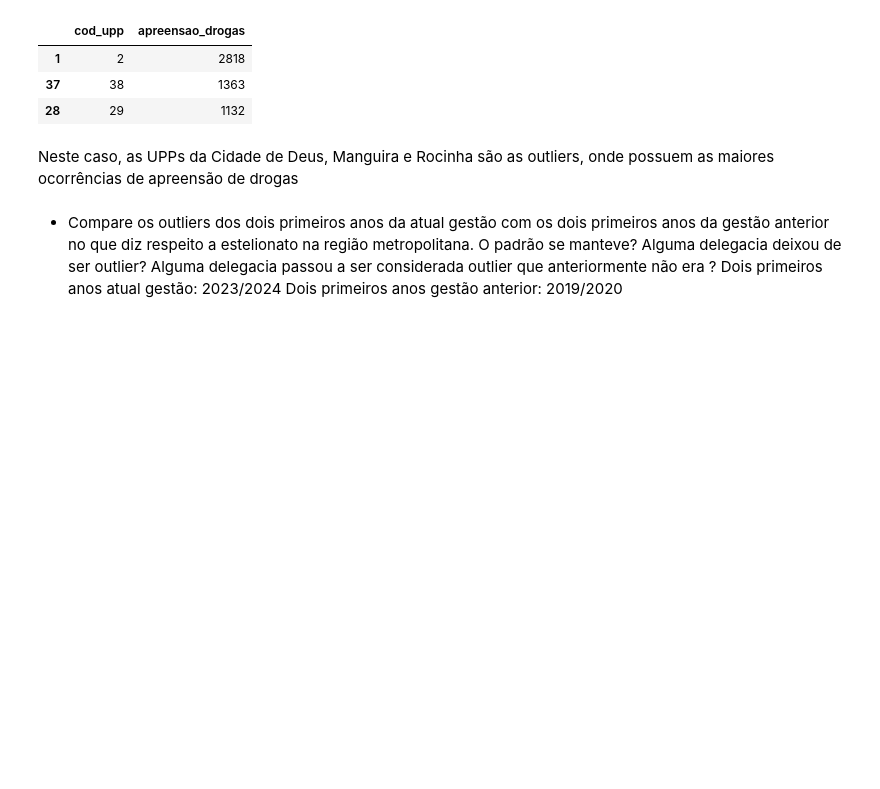
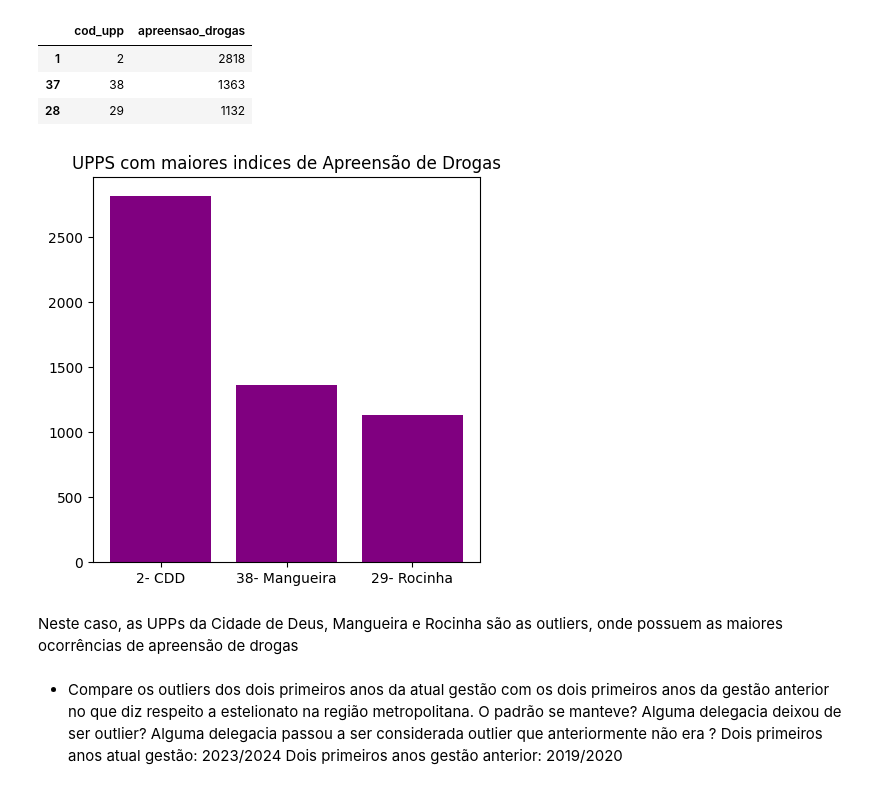
Before and after one commit to Fani-Oliveira/Repo_Senac, a Jupyter notebook: Aula01_10.ipynb, the cells around one changed output. Cells and saved outputs as stored; diff of their text form; code cells hidden in the pictures; blank space fills up the shorter version.

```diff
--- a/Aula01_10.ipynb
+++ b/Aula01_10.ipynb
@@ -79,8 +80,22 @@ ap_drogas_outliers.sort_values(by="apreensao_drogas", ascending= False)
 | 1 | 2 | 2818 |
 | 37 | 38 | 1363 |
 | 28 | 29 | 1132 |
+# %%
+df = {'UPP': ['2- CDD', '38- Mangueira', '29- Rocinha'],
+'Apreensao_Drogas': [2818, 1363, 1132]}
+
+upp = df['UPP']
+ap_drogas = df['Apreensao_Drogas']
+
+plt.figure(figsize=(5,5))
+plt.bar(upp, ap_drogas, color= 'purple')
+plt.title('UPPS com maiores indices de Apreensão de Drogas')
+
+plt.show()
+# %% [output]
+[figure, added]
 # %% [markdown]
-Neste caso, as UPPs da Cidade de Deus, Manguira e Rocinha são as outliers, onde possuem as maiores ocorrências de apreensão de drogas
+Neste caso, as UPPs da Cidade de Deus, Mangueira e Rocinha são as outliers, onde possuem as maiores ocorrências de apreensão de drogas
 # %% [markdown]
 - Compare os outliers dos dois primeiros anos da atual gestão com os dois primeiros anos da gestão anterior no que diz
 respeito a estelionato na região metropolitana. O padrão se manteve?
```
Also changed, not shown: parts of 6 cells of this notebook, 2 other files.
